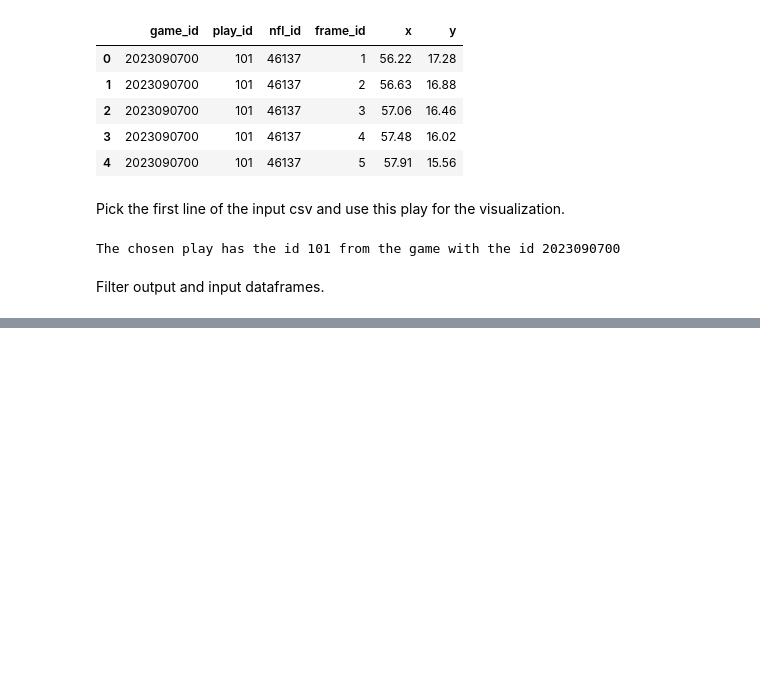
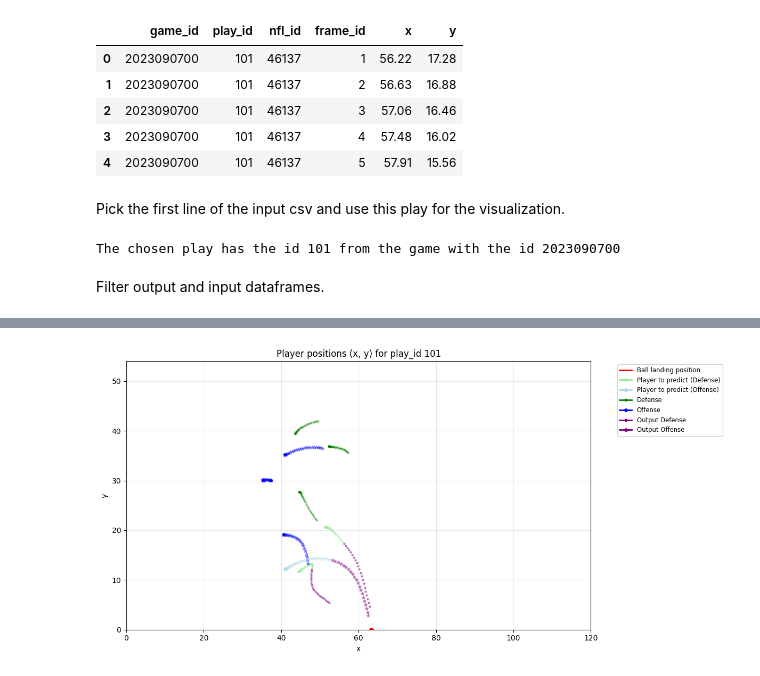
Before and after one commit to VirtualVale/04_kaggleNFL_trajectory_prediction, a Jupyter notebook: multiple-player-analysis.ipynb, the cells around one changed output, grey strips where cells are left out. Cells and saved outputs as stored; diff of their text form; code cells hidden in the pictures; blank space fills up the shorter version.

```diff
--- a/multiple-player-analysis.ipynb
+++ b/multiple-player-analysis.ipynb
@@ -68,0 +98,6 @@ plt.show()
+# %%
+from visualization import plot_multiple_players
+
+plot_multiple_players(filtered_input_df, filtered_output_df)
+# %% [output]
+[figure, added]
```
Also changed, not shown: parts of 3 cells of this notebook, 1 other file.
